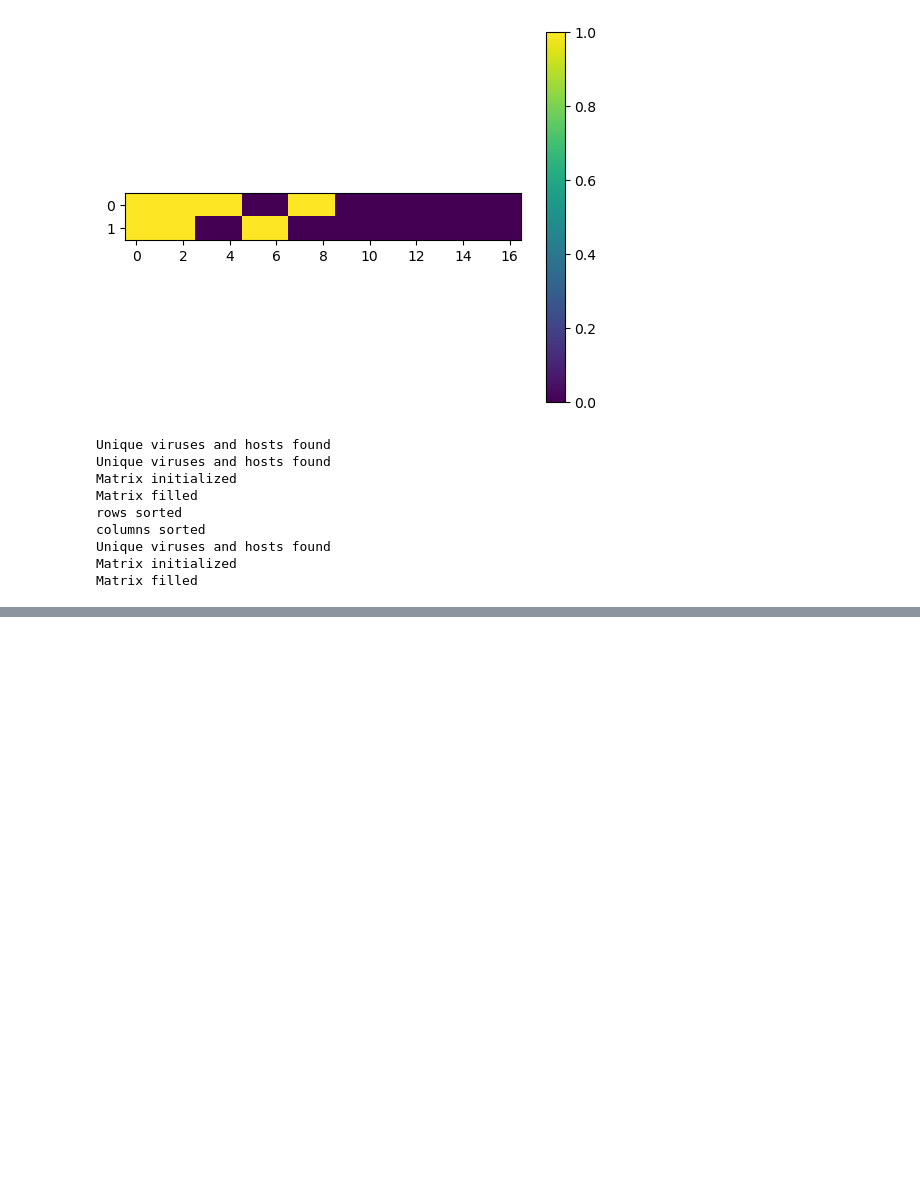
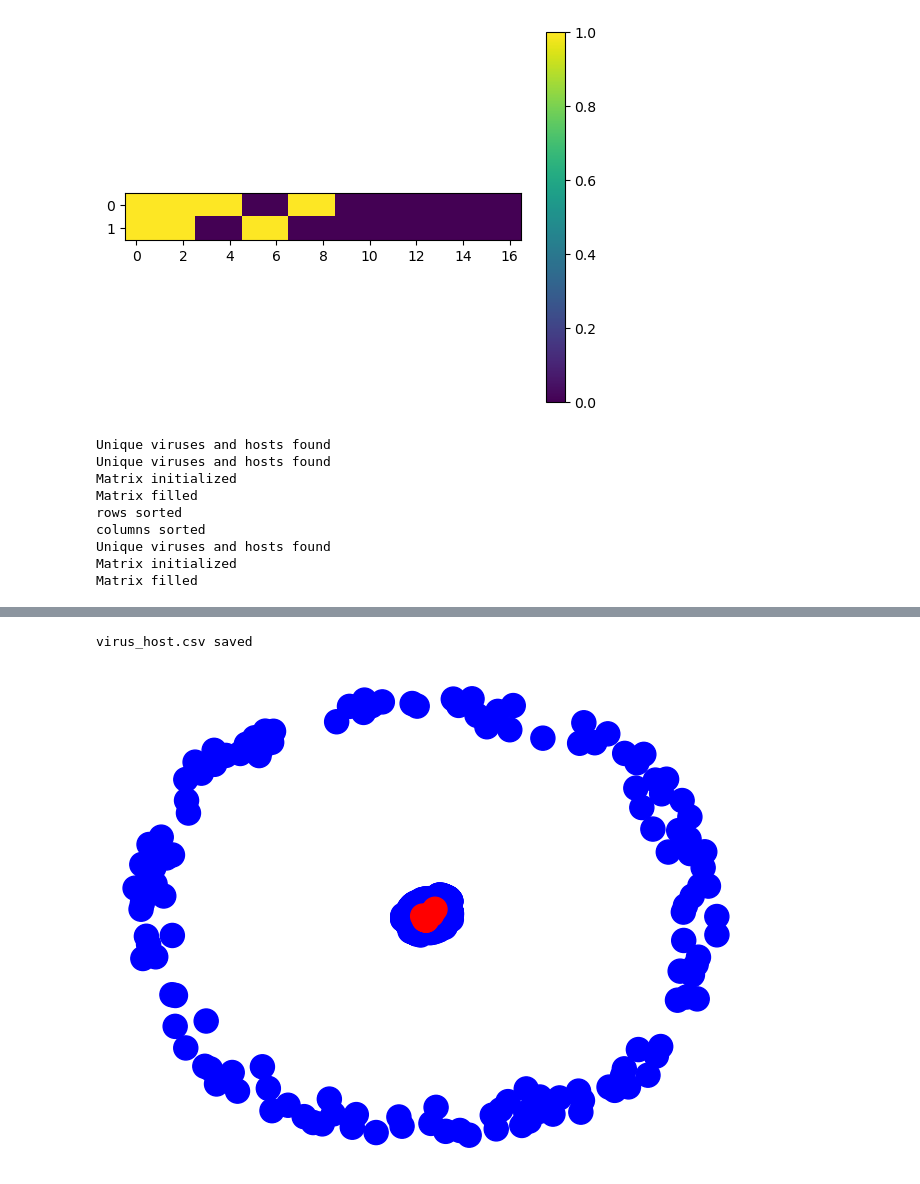
Before and after one commit to DuhaimeLab/VirusHostNetworkAnalysis, a Jupyter notebook: test_updated.ipynb, the cells around one changed output, grey strips where cells are left out. Drawn from its saved outputs; the diff is of its cells as text; code cells hidden in the pictures; blank space fills up the shorter version.

```diff
--- a/test_updated.ipynb
+++ b/test_updated.ipynb
@@ -86,0 +112,9 @@ Matrix filled
+# %%
+# Create a graph for matrix_1
+matrix_1 = PredictionMatrix("Sample_Input/Aug4_predictions.tsv")
+matrix_rect = matrix_1.make_rectangular_matrix('prediction')
+matrix_1_graph = Graph(matrix_rect, matrix_1.rows, matrix_1.columns)
+matrix_1_graph.draw_graph1(False)
+# %% [output]
+virus_host.csv saved
+[figure, added]
```
Also changed, not shown: parts of 2 cells of this notebook, 12 other files.
